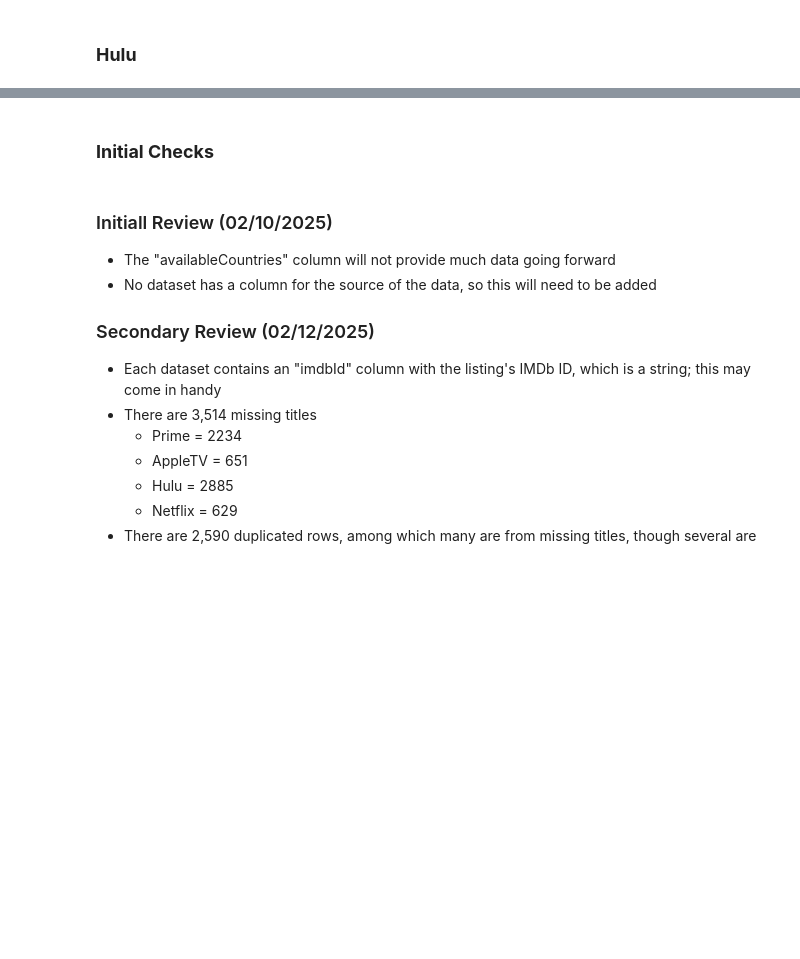
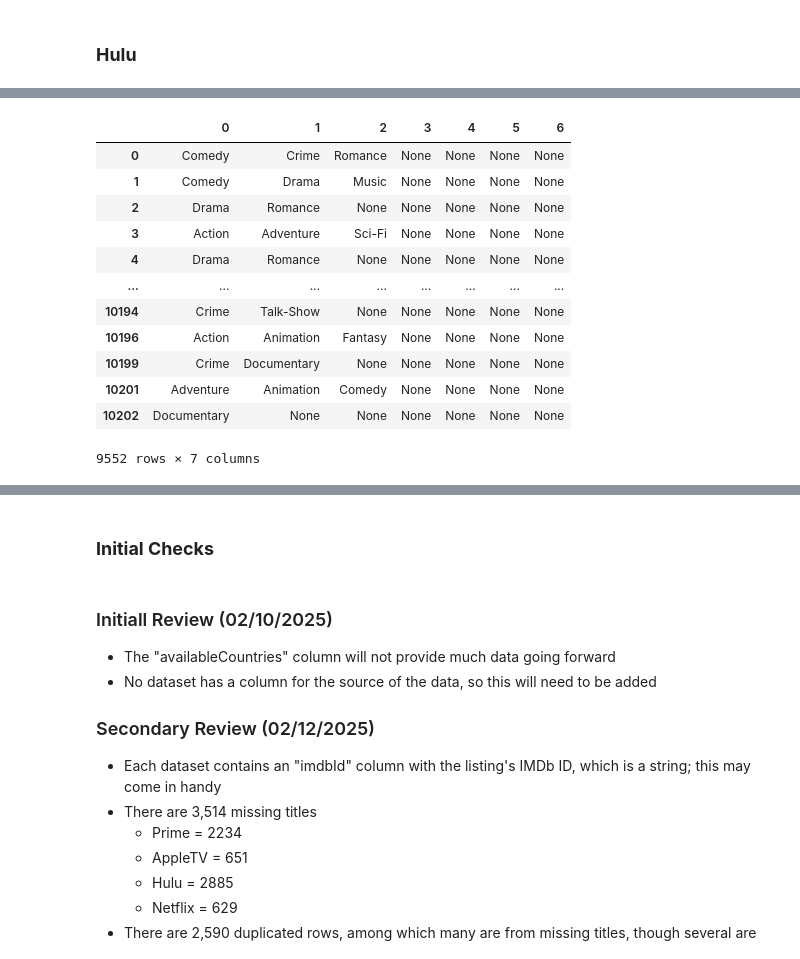
Before and after one commit to rkynhoff/Streaming_Service_Comparisons, a Jupyter notebook: STRM_SERV_COMP_V1.ipynb, the cells around one changed output, grey strips where cells are left out. Saved outputs shown, nothing was run; the diff lists cells and outputs as text; code cells hidden in the pictures; blank space fills up the shorter version.

```diff
--- a/STRM_SERV_COMP_V1.ipynb
+++ b/STRM_SERV_COMP_V1.ipynb
@@ -127 +320,18 @@ hulu.drop_duplicates()
+# %%
+#Obtain max number of elements in the Genres column
+hulu["Genres"].str.split(", ",expand=True)
+# %% [output]
+|  | 0 | 1 | 2 | 3 | 4 | 5 | 6 |
+| 0 | Comedy | Crime | Romance | None | None | None | None |
+| 1 | Comedy | Drama | Music | None | None | None | None |
+| 2 | Drama | Romance | None | None | None | None | None |
+| 3 | Action | Adventure | Sci-Fi | None | None | None | None |
+| 4 | Drama | Romance | None | None | None | None | None |
+| ... | ... | ... | ... | ... | ... | ... | ... |
+| 10194 | Crime | Talk-Show | None | None | None | None | None |
+| 10196 | Action | Animation | Fantasy | None | None | None | None |
+| 10199 | Crime | Documentary | None | None | None | None | None |
+| 10201 | Adventure | Animation | Comedy | None | None | None | None |
+| 10202 | Documentary | None | None | None | None | None | None |
+9552 rows × 7 columns
 # %%
```
Also changed, not shown: parts of 26 cells of this notebook.
